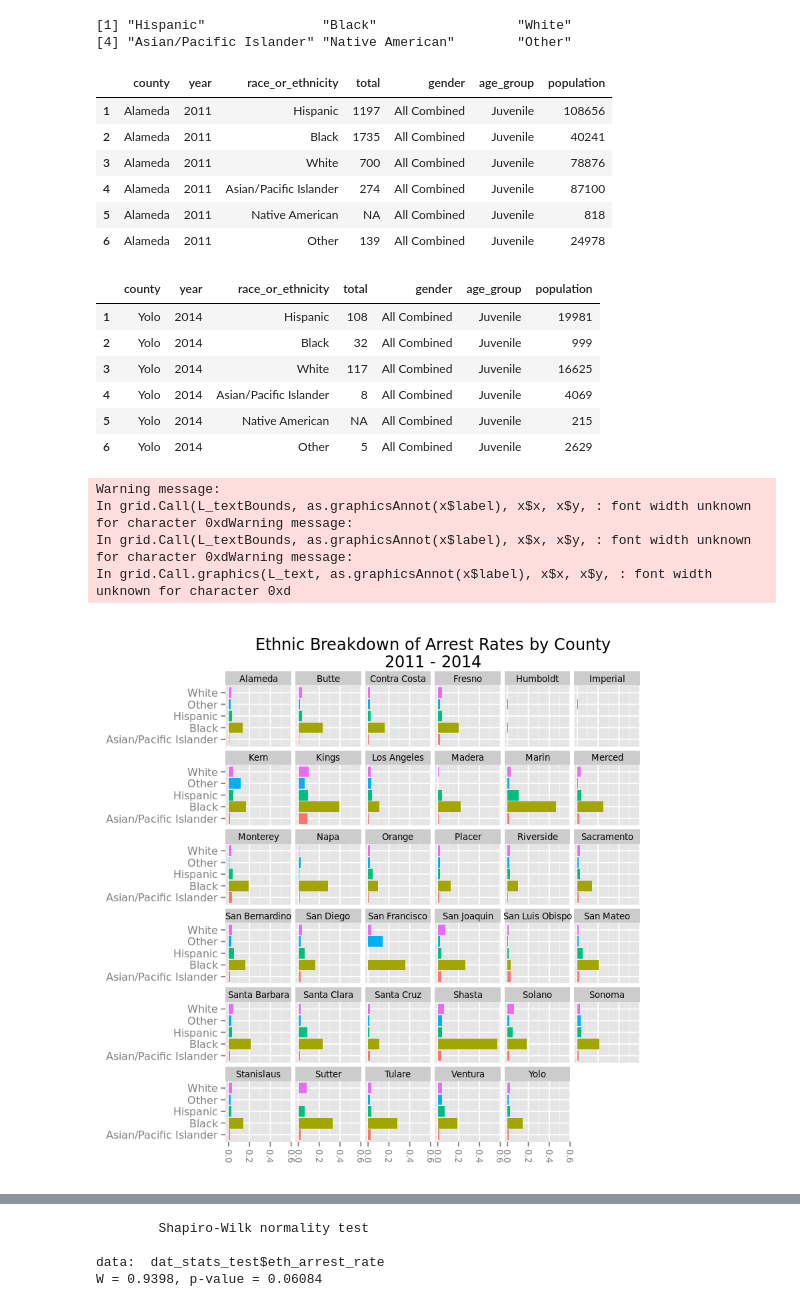
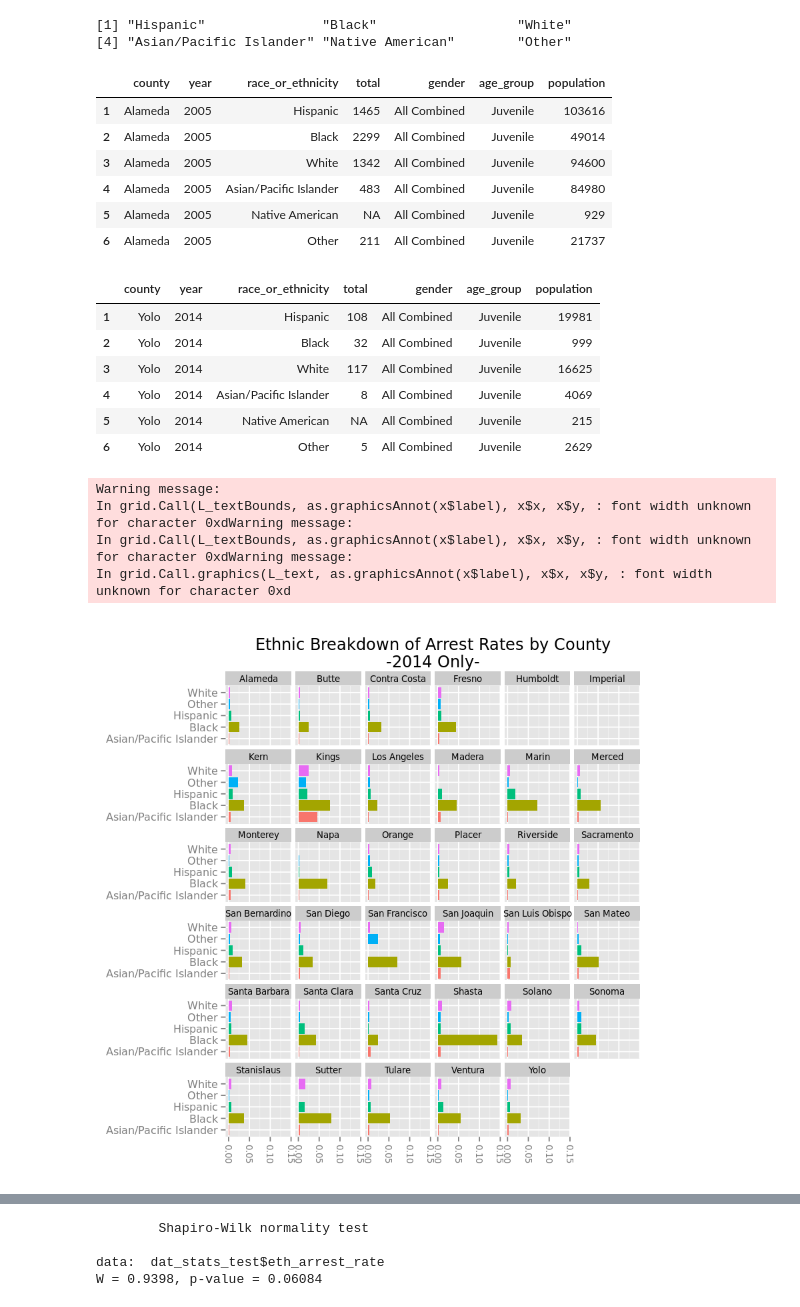
Before and after one commit to sjesupaul/CA_DOJ_OpenJustice, a Jupyter notebook: ethnic_enforcement_outliers.ipynb, the cells around one changed output, grey strips where cells are left out. Cells and saved outputs as stored; diff of their text form; code cells hidden in the pictures.

```diff
--- a/ethnic_enforcement_outliers.ipynb
+++ b/ethnic_enforcement_outliers.ipynb
@@ -1,7 +1,7 @@
 # %%
 ## Status, as of June 28, 2016:
 ## - Pretty much done, although I'd like to convert the nested for loop into a window function call.
-## - Would like to add all years and do a final large panel plot that highlights outliers per year.
+## - Would like to create a final large panel plot that highlights outliers per year.
 
 ## Prep the workspace
 library("AzureML")
@@ -11,11 +11,10 @@ ws <- workspace()
 ## Please note: We could automate file name detection/grabbing in a local version of this, but we're
 ## trying to lean on Azure ML's processing power, so we've gotta' work with their obfuscation of
 ## dataset paths.
-file_names <- c("ca_doj_arrests_deidentified_2014_05-07-2016.csv",
-                "ca_doj_arrests_deidentified_2013_05-07-2016.csv",
-                "ca_doj_arrests_deidentified_2012_05-07-2016.csv",
-                "ca_doj_arrests_deidentified_2011_05-07-2016.csv")
-dat_arrests <- do.call(rbind, download.datasets(ws, file_names))
+file_names <- grep("^ca_doj_arrests.*csv", ws$datasets$Name, value = T)
+
+## Subset to only 2005-2014, because our population data only begins in 2005
+dat_arrests <- do.call(rbind, download.datasets(ws, file_names[!grepl("200[0-4]", file_names)]))
 
 ## Remove row names
 row.names(dat_arrests) <- NULL
@@ -199,23 +207,21 @@ unique(dat_pop_jv$race)
 # %%
 ## Join the pop and arrests datasets.
 ## Start by relabeling the 'race' variable in the pop table. Also, until we've bound all years together,
-## !! Subsetting pop figures to 2011-2014, for now.
 names(dat_pop_jv)[3] <- "race_or_ethnicity"
 names(cty_ethnic)[2] <- "year"
-dat_joined <- right_join(cty_ethnic, dat_pop_jv[dat_pop_jv$year %in% c("2011","2012","2013","2014"),],
-                         by = c("county","year","race_or_ethnicity"))
+dat_joined <- right_join(cty_ethnic, dat_pop_jv, by = c("county","year","race_or_ethnicity"))
 # %%
 ## Preview to confirm.
 head(dat_joined[!(dat_joined$county %in% "Alpine" | dat_joined$county %in% "Amador" | dat_joined$county %in% "Yuba"),])
 tail(dat_joined[!(dat_joined$county %in% "Alpine" | dat_joined$county %in% "Amador" | dat_joined$county %in% "Yuba"),])
 # %% [output]
 |  | county | year | race_or_ethnicity | total | gender | age_group | population |
-| 1 | Alameda | 2011 | Hispanic | 1197 | All Combined | Juvenile | 108656 |
-| 2 | Alameda | 2011 | Black | 1735 | All Combined | Juvenile | 40241 |
-| 3 | Alameda | 2011 | White | 700 | All Combined | Juvenile | 78876 |
-| 4 | Alameda | 2011 | Asian/Pacific Islander | 274 | All Combined | Juvenile | 87100 |
-| 5 | Alameda | 2011 | Native American | NA | All Combined | Juvenile | 818 |
-| 6 | Alameda | 2011 | Other | 139 | All Combined | Juvenile | 24978 |
+| 1 | Alameda | 2005 | Hispanic | 1465 | All Combined | Juvenile | 103616 |
+| 2 | Alameda | 2005 | Black | 2299 | All Combined | Juvenile | 49014 |
+| 3 | Alameda | 2005 | White | 1342 | All Combined | Juvenile | 94600 |
+| 4 | Alameda | 2005 | Asian/Pacific Islander | 483 | All Combined | Juvenile | 84980 |
+| 5 | Alameda | 2005 | Native American | NA | All Combined | Juvenile | 929 |
+| 6 | Alameda | 2005 | Other | 211 | All Combined | Juvenile | 21737 |
 |  | county | year | race_or_ethnicity | total | gender | age_group | population |
 | 1 | Yolo | 2014 | Hispanic | 108 | All Combined | Juvenile | 19981 |
 | 2 | Yolo | 2014 | Black | 32 | All Combined | Juvenile | 999 |
@@ -224,32 +230,32 @@ tail(dat_joined[!(dat_joined$county %in% "Alpine" | dat_joined$county %in% "Amad
 | 5 | Yolo | 2014 | Native American | NA | All Combined | Juvenile | 215 |
 | 6 | Yolo | 2014 | Other | 5 | All Combined | Juvenile | 2629 |
 # %%
-## !! Let's sub out those counties that aren't represented in the arrests file.
+## Let's sub out those counties that aren't represented in the arrests file.
 dat_joined <- dat_joined[!(dat_joined$county %in% "Alpine" |
                            dat_joined$county %in% "Amador" |
                            dat_joined$county %in% "Yuba"),]
 
 ## Let's remove post-join arrest total NAs from our analysis...for now.
 dat_joined <- dat_joined[!is.na(dat_joined$total),]
 
-## Now, let's try that first panel plot, but normalized by population.
-plot_ethnic_norm <- ggplot(dat_joined[!(dat_joined$race_or_ethnicity %in% "Native American"),],
+## Now, let's panel plot arrest rates by county.
+plot_ethnic_norm <- ggplot(dat_joined[!(dat_joined$race_or_ethnicity %in% "Native American") & dat_joined$year %in% "2014",],
                         aes(x = race_or_ethnicity, y = total/population, fill = race_or_ethnicity), na.rm=T) +
                         geom_bar(stat = "identity") + coord_flip() + facet_wrap(~county) +
                         theme(axis.text.x=element_text(angle=-90,hjust=1,vjust=0.5, size = 8), axis.text.x=element_text(size = 8),
                         legend.position = "none", strip.text=element_text(size = 8), axis.title.x=element_blank(),
                         axis.title.y=element_blank()) +
                         ggtitle("Ethnic Breakdown of Arrest Rates by County\r
-2011 - 2014")
+-2014 Only-")
 
 ## Print plot
 plot_ethnic_norm
 # %% [output]
 Warning message:
 In grid.Call(L_textBounds, as.graphicsAnnot(x$label), x$x, x$y, : font width unknown for character 0xdWarning message:
 In grid.Call(L_textBounds, as.graphicsAnnot(x$label), x$x, x$y, : font width unknown for character 0xdWarning message:
 In grid.Call.graphics(L_text, as.graphicsAnnot(x$label), x$x, x$y, : font width unknown for character 0xd
-[figure, old version]
+[figure, new version]
 # %%
 ## Add a column just for arrest rate by ethnic population per county.
 dat_joined$eth_arrest_rate <- round((dat_joined$total)/(dat_joined$population), 5)
```
Also changed, not shown: parts of 11 cells of this notebook, 3 other files.
